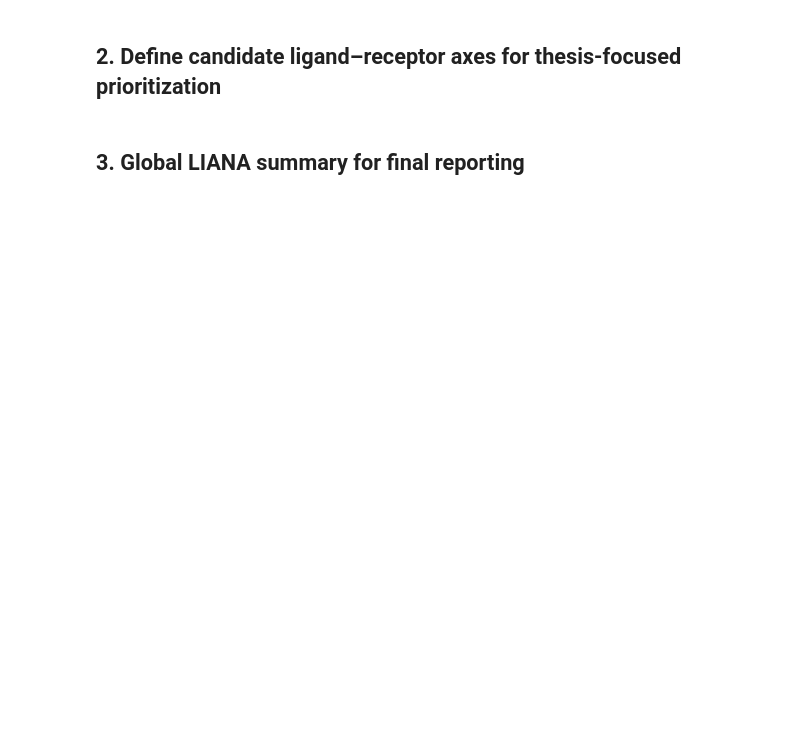
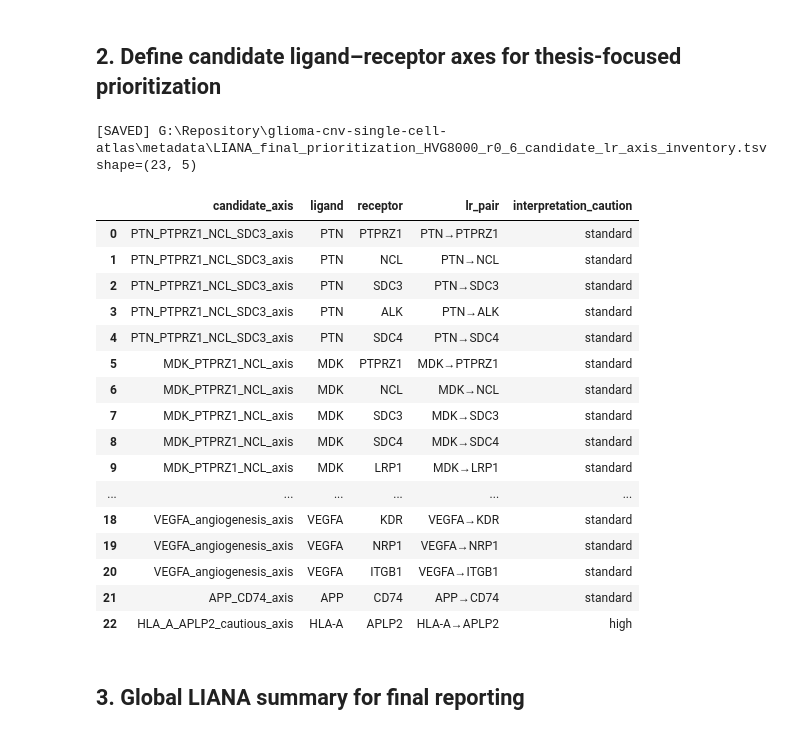
Before and after one commit to CPFeX/glioma-cnv-single-cell-atlas, a Jupyter notebook: code/01_main_analysis/29_prioritize_liana_axes.ipynb, the cells around one changed output. Drawn from its saved outputs; the diff is of its cells as text; code cells hidden in the pictures; blank space fills up the shorter version.

```diff
--- a/code/01_main_analysis/29_prioritize_liana_axes.ipynb
+++ b/code/01_main_analysis/29_prioritize_liana_axes.ipynb
@@ -66,5 +74,4 @@ print('FIGURE_DIR:', FIGURE_DIR)
 # %%
-
 def read_tsv(path, required=False):
     path = Path(path)
     if not path.exists():
@@ -81,6 +88,8 @@ def read_tsv(path, required=False):
 def write_tsv(df, path):
     path = Path(path)
     path.parent.mkdir(parents=True, exist_ok=True)
+    if path.exists():
+        path.unlink()
     df.to_csv(path, sep='\t', index=False)
     print(f'[SAVED] {path} shape={df.shape}')
     return path
@@ -89,6 +98,8 @@ def write_tsv(df, path):
 def save_fig(path):
     path = Path(path)
     path.parent.mkdir(parents=True, exist_ok=True)
+    if path.exists():
+        path.unlink()
     plt.tight_layout()
     plt.savefig(path, dpi=220, bbox_inches='tight')
     plt.close()
@@ -173,7 +299,6 @@ display(cond_run)
 # %% [markdown]
 ## 2. Define candidate ligand–receptor axes for thesis-focused prioritization
 # %%
-
 # Candidate LR axes selected from global and condition-specific LIANA summaries.
 # These are not claimed as functionally proven interactions; they are prioritized candidates.
 
@@ -206,33 +331,54 @@ def infer_candidate_axis(ligand, receptor, lr_pair=None):
             if ligand == lig and receptor == rec:
                 hits.append(axis)
             elif lr_pair == f'{lig}→{rec}':
                 hits.append(axis)
     if hits:
         return ';'.join(sorted(set(hits)))
     return ''
 
 
 def is_candidate_row(row):
     axis = infer_candidate_axis(
         row.get('ligand', row.get('ligand_complex', '')),
         row.get('receptor', row.get('receptor_complex', '')),
         row.get('lr_pair', None)
     )
     return axis
 
 candidate_inventory = []
 for axis, pairs in CANDIDATE_LR_PATTERNS.items():
     for lig, rec in pairs:
         candidate_inventory.append({
             'candidate_axis': axis,
             'ligand': lig,
             'receptor': rec,
             'lr_pair': f'{lig}→{rec}',
             'interpretation_caution': 'high' if axis in CAUTION_AXES else 'standard'
         })
 candidate_inventory = pd.DataFrame(candidate_inventory)
+if len(candidate_inventory) != 23 or candidate_inventory['lr_pair'].duplicated().any():
+    raise AssertionError('Candidate LR inventory drift or duplicate pair detected.')
 write_tsv(candidate_inventory, METADATA_DIR / f'{OUT_PREFIX}_candidate_lr_axis_inventory.tsv')
 display(candidate_inventory)
+# %% [output]
+[SAVED] G:\Repository\glioma-cnv-single-cell-atlas\metadata\LIANA_final_prioritization_HVG8000_r0_6_candidate_lr_axis_inventory.tsv shape=(23, 5)
+|  | candidate_axis | ligand | receptor | lr_pair | interpretation_caution |
+| 0 | PTN_PTPRZ1_NCL_SDC3_axis | PTN | PTPRZ1 | PTN→PTPRZ1 | standard |
+| 1 | PTN_PTPRZ1_NCL_SDC3_axis | PTN | NCL | PTN→NCL | standard |
+| 2 | PTN_PTPRZ1_NCL_SDC3_axis | PTN | SDC3 | PTN→SDC3 | standard |
+| 3 | PTN_PTPRZ1_NCL_SDC3_axis | PTN | ALK | PTN→ALK | standard |
+| 4 | PTN_PTPRZ1_NCL_SDC3_axis | PTN | SDC4 | PTN→SDC4 | standard |
+| 5 | MDK_PTPRZ1_NCL_axis | MDK | PTPRZ1 | MDK→PTPRZ1 | standard |
+| 6 | MDK_PTPRZ1_NCL_axis | MDK | NCL | MDK→NCL | standard |
+| 7 | MDK_PTPRZ1_NCL_axis | MDK | SDC3 | MDK→SDC3 | standard |
+| 8 | MDK_PTPRZ1_NCL_axis | MDK | SDC4 | MDK→SDC4 | standard |
+| 9 | MDK_PTPRZ1_NCL_axis | MDK | LRP1 | MDK→LRP1 | standard |
+| ... | ... | ... | ... | ... | ... |
+| 18 | VEGFA_angiogenesis_axis | VEGFA | KDR | VEGFA→KDR | standard |
+| 19 | VEGFA_angiogenesis_axis | VEGFA | NRP1 | VEGFA→NRP1 | standard |
+| 20 | VEGFA_angiogenesis_axis | VEGFA | ITGB1 | VEGFA→ITGB1 | standard |
+| 21 | APP_CD74_axis | APP | CD74 | APP→CD74 | standard |
+| 22 | HLA_A_APLP2_cautious_axis | HLA-A | APLP2 | HLA-A→APLP2 | high |
 # %% [markdown]
 ## 3. Global LIANA summary for final reporting
 # %%
```
Also changed, not shown: parts of 11 cells of this notebook, 16 other files.
